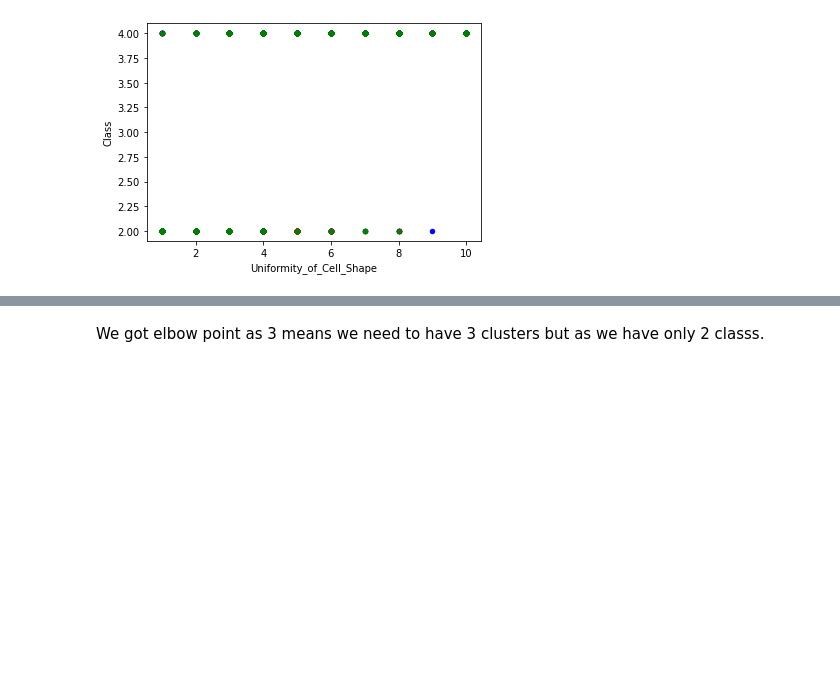
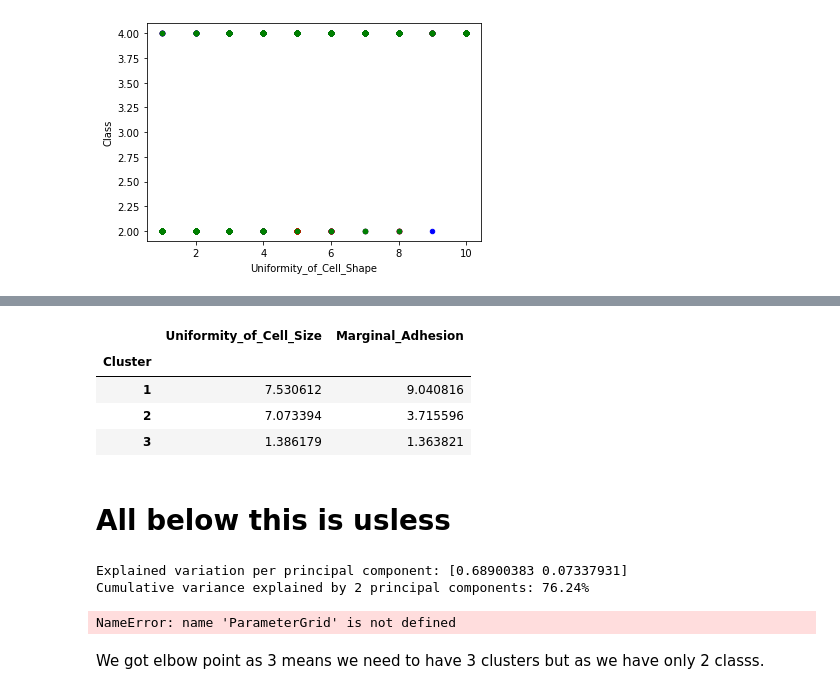
Before and after one commit to MLiS-B1/Project-1, a Jupyter notebook: Untitled.ipynb, the cells around one changed output, grey strips where cells are left out. Cells and saved outputs as stored; diff of their text form; code cells hidden in the pictures; blank space fills up the shorter version.

```diff
--- a/Untitled.ipynb
+++ b/Untitled.ipynb
@@ -161,3 +205,53 @@ KeyError: 'clusters'
+# %%
+Centroids
+# %% [output]
+|  | Uniformity_of_Cell_Size | Marginal_Adhesion |
+| Cluster |  |  |
+| 1 | 7.530612 | 9.040816 |
+| 2 | 7.073394 | 3.715596 |
+| 3 | 1.386179 | 1.363821 |
+# %% [markdown]
+# All below this is usless
+# %%
+pca_2 = PCA(n_components=2)
+pca_2_result = pca_2.fit_transform(feature_data)
+print('Explained variation per principal component: {}'.format(pca_2.explained_variance_ratio_))
+
+# >> Explained variation per principal component: [0.36198848 0.1920749 ]
+
+print('Cumulative variance explained by 2 principal components: {:.2%}'.format(np.sum(pca_2.explained_variance_ratio_)))
+
+# >> Cumulative variance explained by 2 principal components: 55.41%
+# %% [output]
+Explained variation per principal component: [0.68900383 0.07337931]
+Cumulative variance explained by 2 principal components: 76.24%
+# %%
+# candidate values for our number of cluster
+parameters = [2, 3, 4, 5, 10, 15, 20, 25, 30, 35, 40]
+# instantiating ParameterGrid, pass number of clusters as input
+parameter_grid = ParameterGrid({'n_clusters': parameters})
+best_score = -1
+kmeans_model = KMeans()     # instantiating KMeans model
+silhouette_scores = []
+# evaluation based on silhouette_score
+for p in parameter_grid:
+    kmeans_model.set_params(**p)    # set current hyper parameter
+    kmeans_model.fit(data)          # fit model on wine dataset, this will find clusters based on parameter p
+    ss = metrics.silhouette_score(data, kmeans_model.labels_)   # calculate silhouette_score
+    silhouette_scores += [ss]       # store all the scores
+    print('Parameter:', p, 'Score', ss)
+    # check p which has the best score
+    if ss > best_score:
+        best_score = ss
+        best_grid = p
+# plotting silhouette score
+plt.bar(range(len(silhouette_scores)), list(silhouette_scores), align='center', color='#722f59', width=0.5)
+plt.xticks(range(len(silhouette_scores)), list(parameters))
+plt.title('Silhouette Score', fontweight='bold')
+plt.xlabel('Number of Clusters')
+plt.show()
+# %% [output]
+NameError: name 'ParameterGrid' is not defined
 # %%
 X = feature_data
 y = data.iloc[:,10]
```
Also changed, not shown: parts of 13 cells of this notebook.
